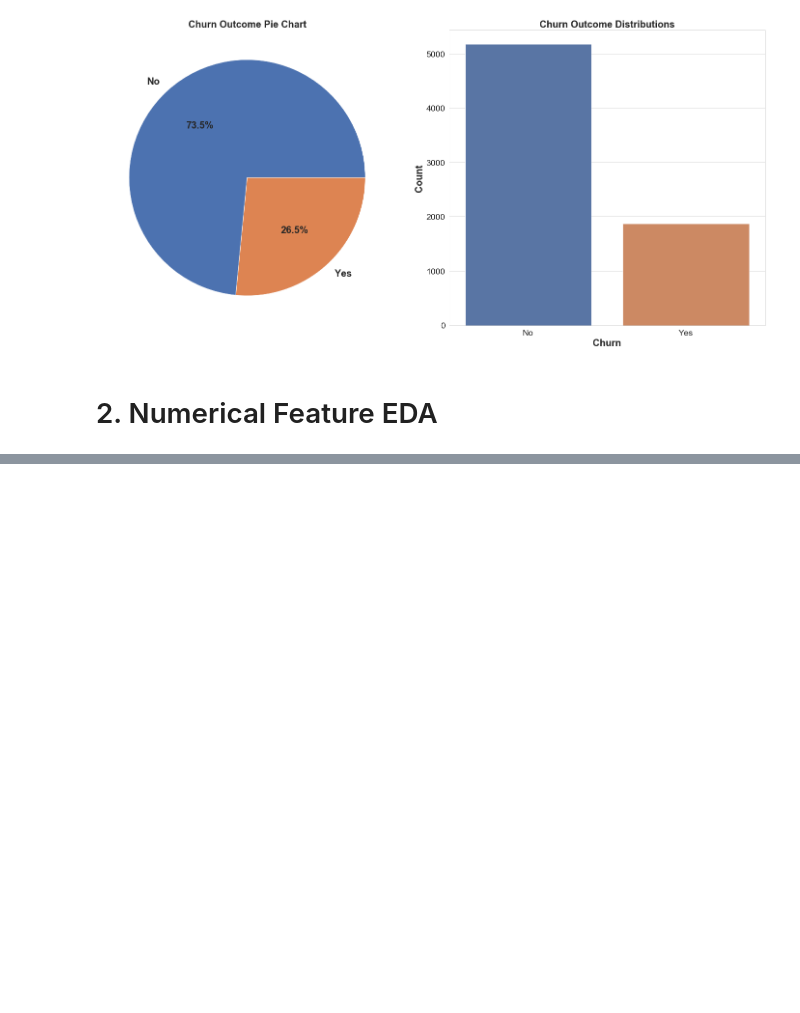
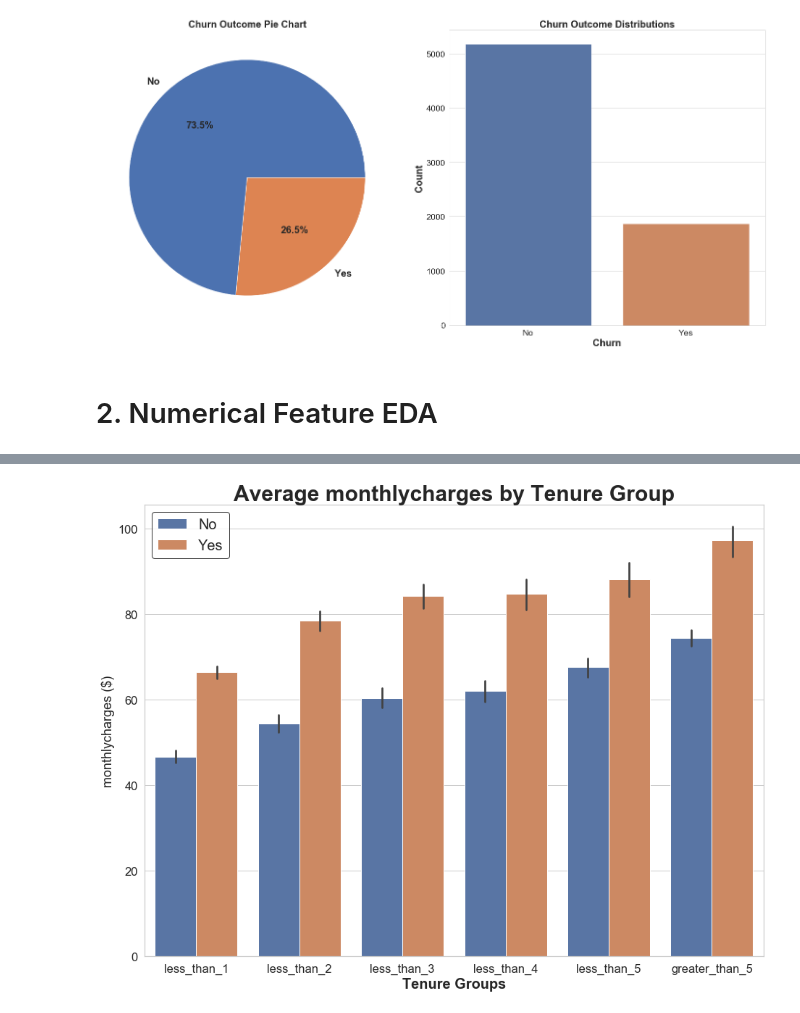
Before and after one commit to andrewcole33/telco_churn_analysis, a Jupyter notebook: eda.ipynb, the cells around one changed output, grey strips where cells are left out. Cells and saved outputs as stored; diff of their text form; code cells hidden in the pictures; blank space fills up the shorter version.

```diff
--- a/eda.ipynb
+++ b/eda.ipynb
@@ -179,0 +167,4 @@ histplots('totalcharges')
+# %%
+plot_numerical_averages(df, 'monthlycharges')
+# %% [output]
+[figure, added]
```
Also changed, not shown: parts of 16 cells of this notebook, 1 other file.
